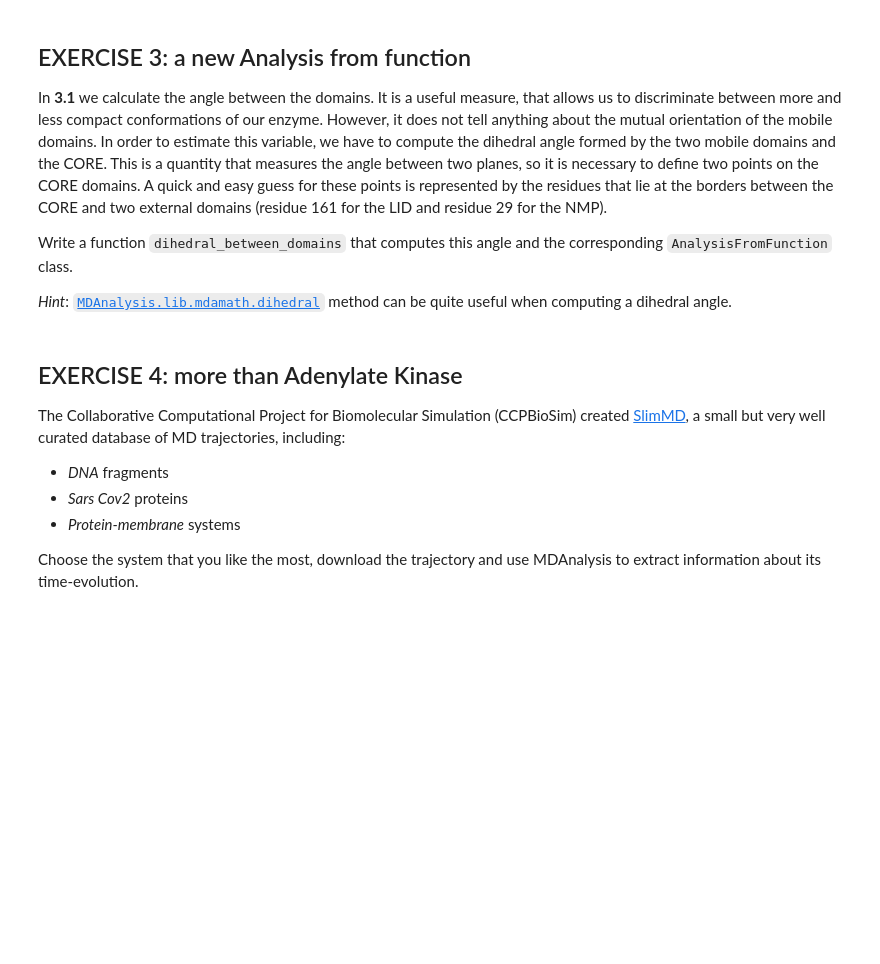
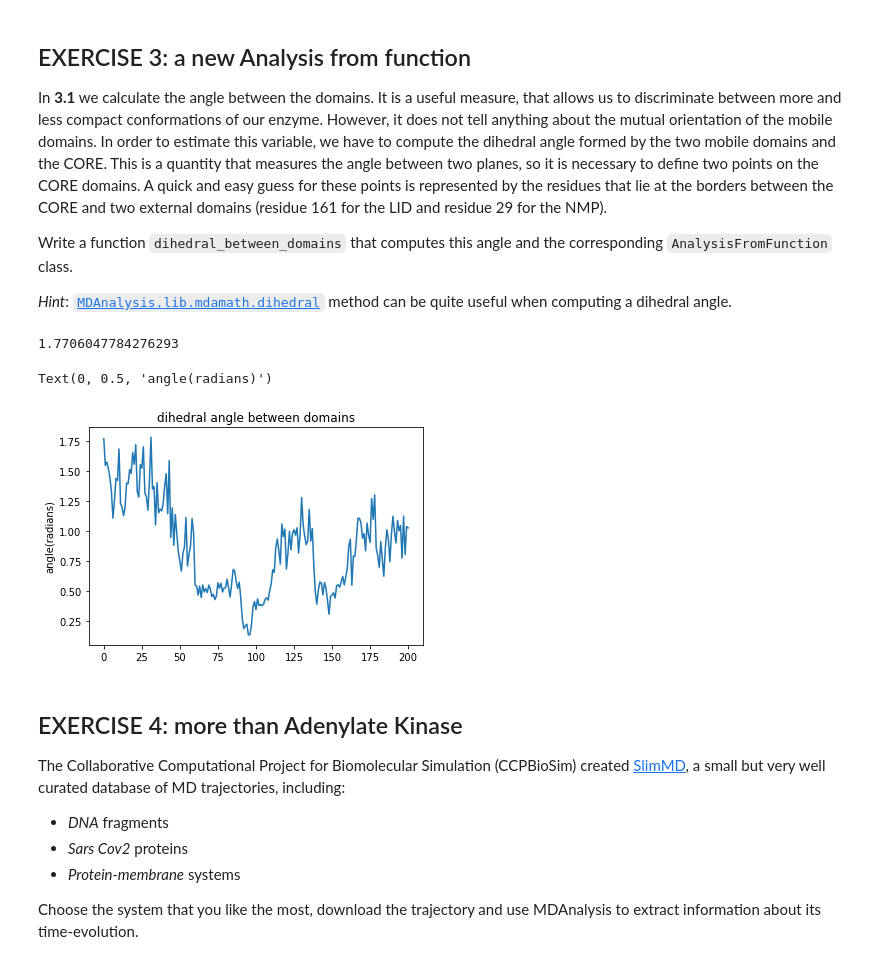
Before and after one commit to MarkDownThere/SAT, a Jupyter notebook: simulation_analysis_notebook.ipynb, the cells around one changed output. Drawn from its saved outputs; the diff is of its cells as text; code cells hidden in the pictures; blank space fills up the shorter version.

```diff
--- a/simulation_analysis_notebook.ipynb
+++ b/simulation_analysis_notebook.ipynb
@@ -794,23 +880,37 @@ from MDAnalysis.lib.mdamath import dihedral as compute_dihedral
 # %%
 import MDAnalysis.analysis.base as base
 # %%
-def angle_between_domains(sel1,sel2,sel3):
+def dihedral_between_domains(sel1,sel2,sel3,sel4):
     # compute centers of mass
     com1 = sel1.center_of_mass()
     com2 = sel2.center_of_mass()
     com3 = sel3.center_of_mass()
+    com4 = sel4.center_of_mass()
     # compute vectors
-    r12 = com1 - com2
-    r32 = com3 - com2
-    # compute cosine
-    cosine = np.dot(r12, r32) / (np.linalg.norm(r12) * np.linalg.norm(r32))
-    # compute angle
-    angle = np.arccos(cosine)
-    return angle
+    r12 = com2 - com1
+    r23 = com3 - com2
+    r34 = com4 - com3
+    # compute dihedral
+    dihedral = compute_dihedral(r12,r23,r34)
+    return dihedral
 # %%
 nmp = universe.select_atoms("name CA and resid 30:67")
-core = universe.select_atoms("name CA and (resid 1:29 or resid 68:117 or resid 161:214)")
+core_nmp = universe.select_atoms("resid 29")
+core_lid = universe.select_atoms("resid 161")
 lid = universe.select_atoms("name CA and resid 118:160")
+# %%
+dihedral_between_domains(nmp,core_nmp,core_lid,lid)
+# %% [output]
+1.7706047784276293
+# %%
+dihedral_analysis = base.AnalysisFromFunction(dihedral_between_domains,universe.trajectory,nmp,core_nmp,core_lid,lid).run()
+# %%
+plt.plot(dihedral_analysis.results)
+plt.title("dihedral angle between domains")
+plt.ylabel("angle(radians)")
+# %% [output]
+Text(0, 0.5, 'angle(radians)')
+[figure, added]
 # %% [markdown]
 ## EXERCISE 4: more than Adenylate Kinase
 
```
Also changed, not shown: parts of 18 cells of this notebook, 1 other file.
